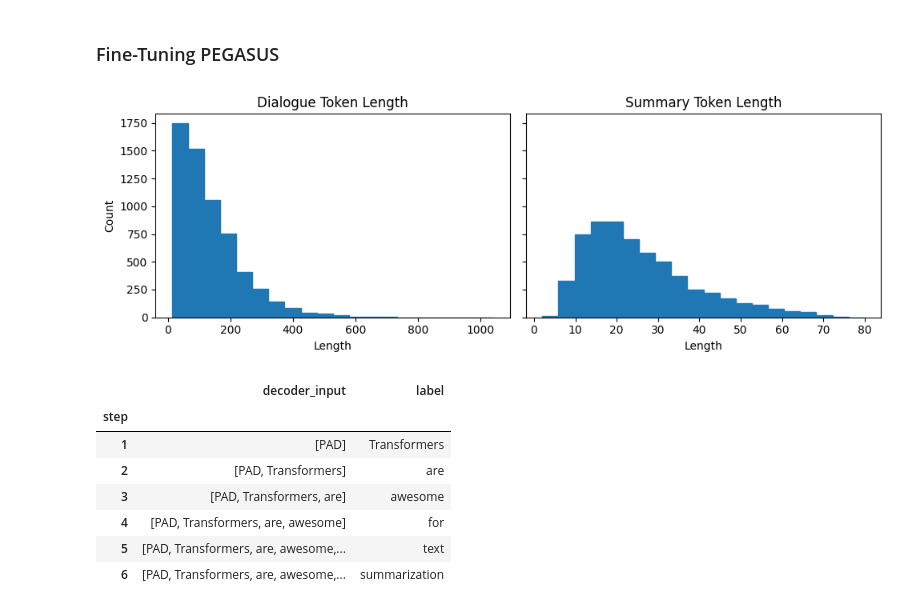
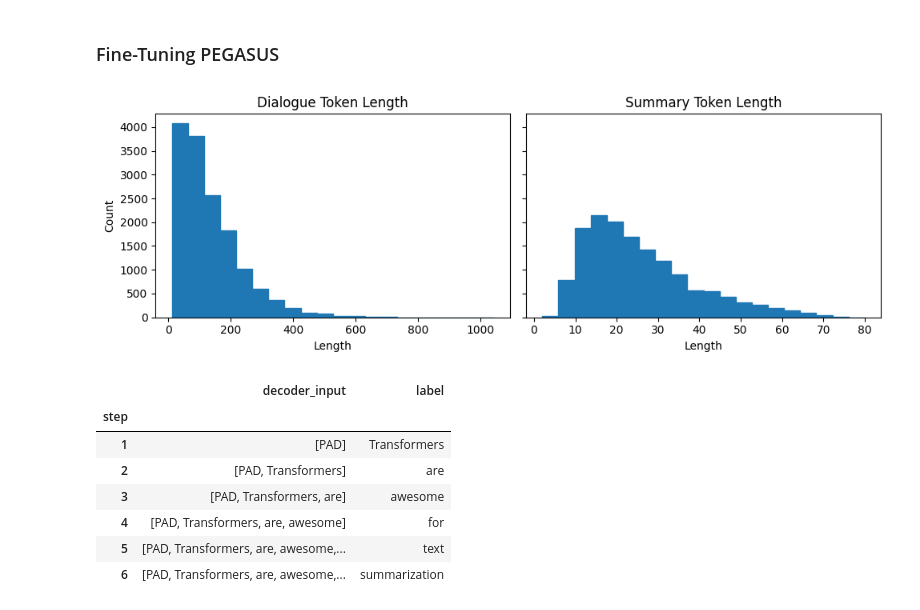
Before and after one commit to simon-mellergaard/GAI-with-LLMs, a Jupyter notebook: Litterature/NLP_06_summarization.ipynb, the cells around one changed output. Drawn from its saved outputs; the diff is of its cells as text; code cells hidden in the pictures.

```diff
--- a/Litterature/NLP_06_summarization.ipynb
+++ b/Litterature/NLP_06_summarization.ipynb
@@ -346,7 +356,7 @@ pd.DataFrame(rouge_dict, index=["pegasus"])
 dataset_samsum = load_dataset("knkarthick/samsum")
 dataset_samsum["train"] = dataset_samsum["train"].select(
     [i for i in range(len(dataset_samsum["train"])) if i != 6054]
-)
+) # Removing bad index
 split_lengths = [len(dataset_samsum[split])for split in dataset_samsum]
 
 print(f"Split lengths: {split_lengths}")
@@ -400,21 +410,21 @@ pd.DataFrame(rouge_dict, index=["pegasus"])
 # %%
 import matplotlib.pyplot as plt
 
-d_len = [len(tokenizer.encode(s)) for s in dataset_samsum["train"]["dialogue"][:6055]]
-s_len = [len(tokenizer.encode(s)) for s in dataset_samsum["train"]["summary"][:6055]]
+d_len = [len(tokenizer.encode(s)) for s in dataset_samsum["train"]["dialogue"]]
+s_len = [len(tokenizer.encode(s)) for s in dataset_samsum["train"]["summary"]]
 
 fig, axes = plt.subplots(1, 2, figsize=(10, 3.5), sharey=True)
 axes[0].hist(d_len, bins=20, color="C0", edgecolor="C0")
 axes[0].set_title("Dialogue Token Length")
 axes[0].set_xlabel("Length")
 axes[0].set_ylabel("Count")
 axes[1].hist(s_len, bins=20, color="C0", edgecolor="C0")
 axes[1].set_title("Summary Token Length")
 axes[1].set_xlabel("Length")
 plt.tight_layout()
 plt.show()
 # %% [output]
-[figure, old version]
+[figure, new version]
 # %%
 #hide_output
 def convert_examples_to_features(example_batch):
```
Also changed, not shown: parts of 17 cells of this notebook.
